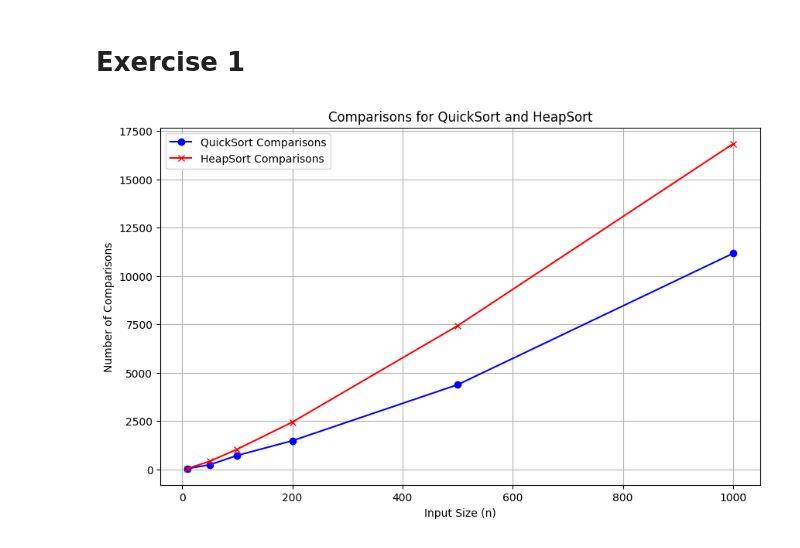
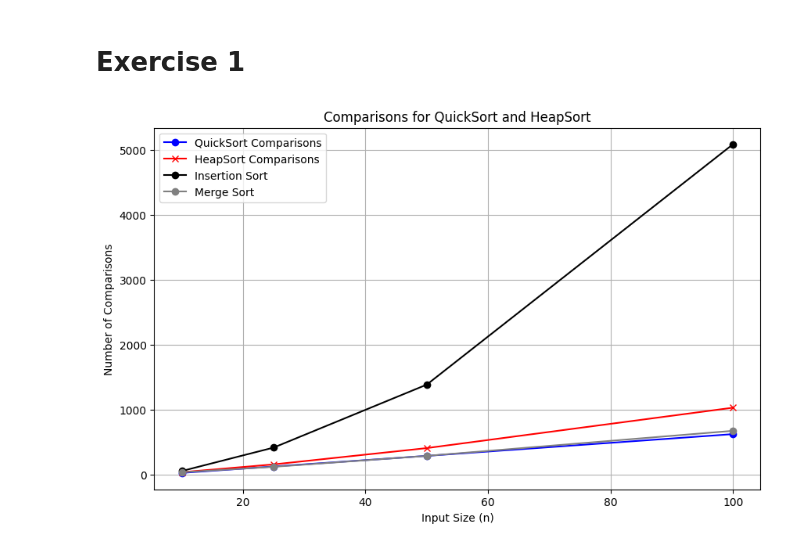
Before and after one commit to StianVR/DAT600-assignments, a Jupyter notebook: lab1/lab1.ipynb, the cells around one changed output. Drawn from its saved outputs; the diff is of its cells as text; code cells hidden in the pictures.

```diff
--- a/lab1/lab1.ipynb
+++ b/lab1/lab1.ipynb
@@ -122,35 +122,51 @@ class QuickSortWithSteps:
     def get_step_counts(self):
         return self.comparisons
 # %%
-sizes = [10, 50, 100, 200, 500, 1000]
+sizes = [10, 25, 50, 100]
+
+insertion_steps = []
+merge_steps = []
+
+for size in sizes:
+    random_list = [random.randint(0, 1000) for _ in range(size)]
+
+    # Calculate steps for insertion sort
+    _, steps_insertion = insertion_sort(random_list[:])  # Use a copy of the list
+    insertion_steps.append(steps_insertion)
+
+    # Calculate steps for merge sort
+    _, steps_merge = merge_sort(random_list[:])  # Use a copy of the list
+    merge_steps.append(steps_merge)
 
 # Initialize lists to store comparisons for both algorithms
 comparisons_qs = []
 comparisons_hs = []
 
 # Collect data for QuickSort
 for size in sizes:
     arr = [random.randint(1, 10000) for _ in range(size)]
     quick_sorter = QuickSortWithSteps()
     quick_sorter.quick_sort(arr, 0, len(arr) - 1)
     comparisons_qs.append(quick_sorter.get_step_counts())
 
 # Collect data for HeapSort
 for size in sizes:
     arr = [random.randint(1, 10000) for _ in range(size)]
     heap_sorter = HeapSortWithSteps()
     heap_sorter.heap_sort(arr)
     comparisons_hs.append(heap_sorter.get_step_counts())
 
 # Plot comparisons for QuickSort and HeapSort
 plt.figure(figsize=(10, 6))
 plt.plot(sizes, comparisons_qs, label="QuickSort Comparisons", color='blue', marker='o')
 plt.plot(sizes, comparisons_hs, label="HeapSort Comparisons", color='red', marker='x')
+plt.plot(sizes, insertion_steps, label="Insertion Sort", color = "black",marker="o")
+plt.plot(sizes, merge_steps, label="Merge Sort",color = "grey", marker="o")
 plt.xlabel('Input Size (n)')
 plt.ylabel('Number of Comparisons')
 plt.title('Comparisons for QuickSort and HeapSort')
 plt.legend()
 plt.grid(True)
 plt.show()
 # %% [output]
-[figure, old version]
+[figure, new version]
```
